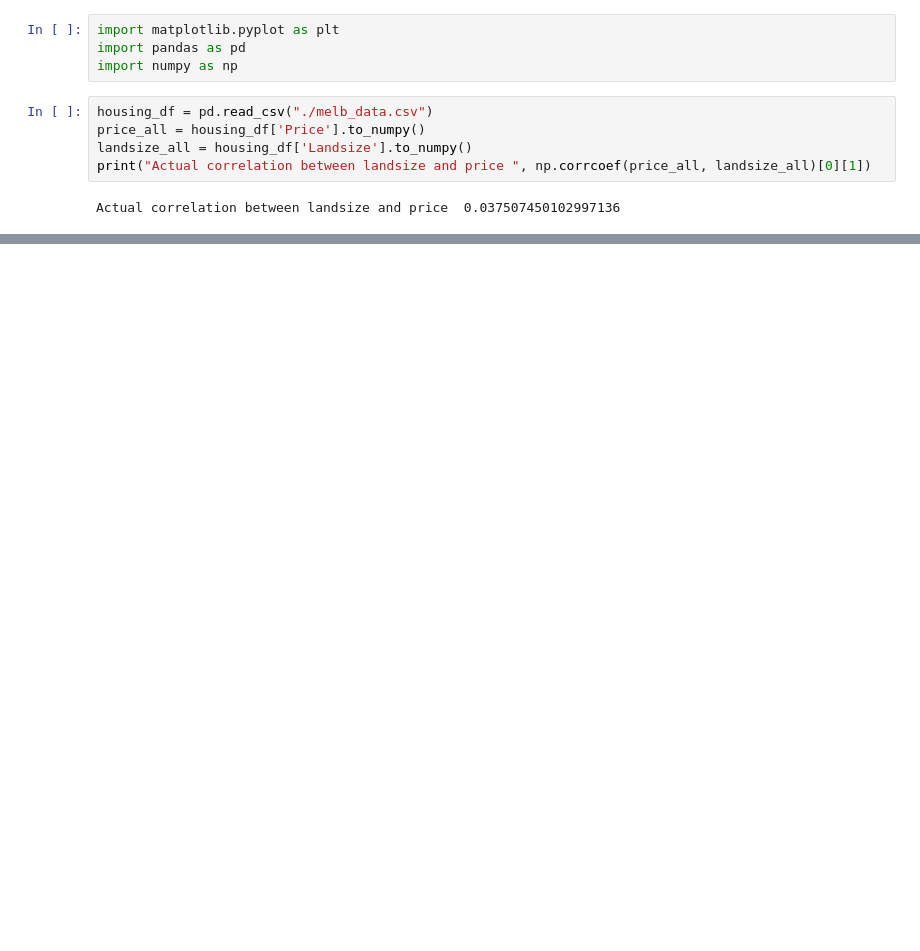
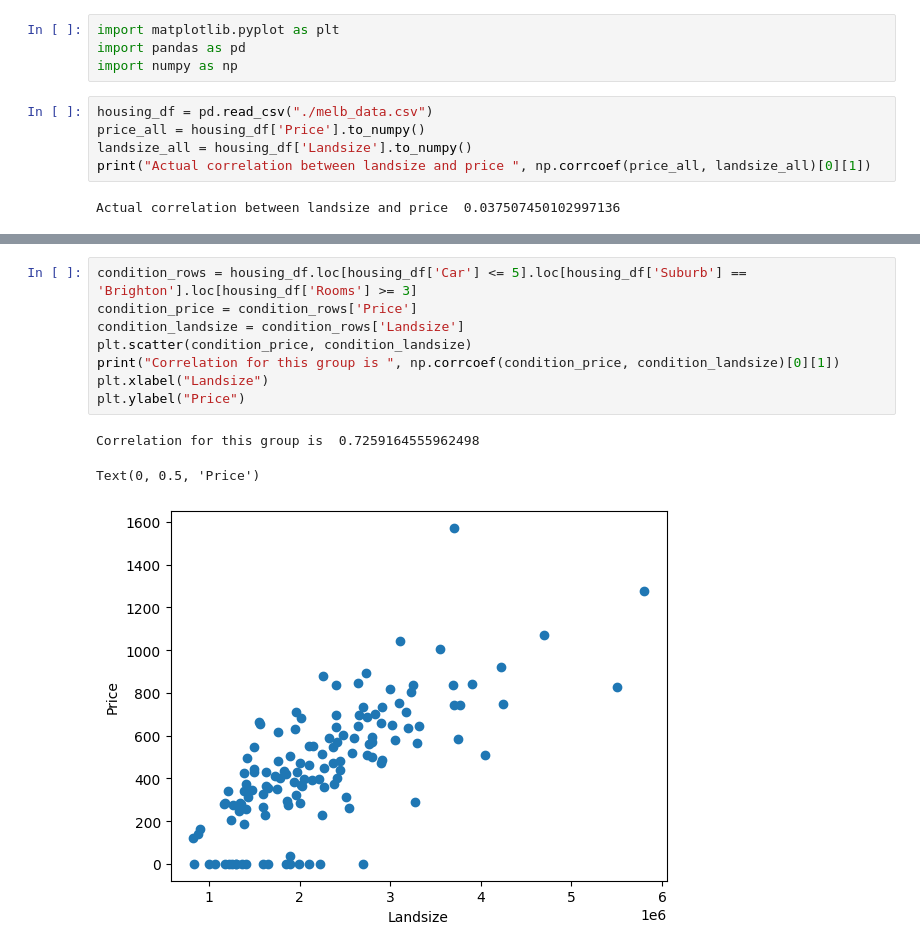
Before and after one commit to adityachandla/emmProject, a Jupyter notebook: VerifyFindings.ipynb, the cells around one changed output, grey strips where cells are left out. Cells and saved outputs as stored; diff of their text form; blank space fills up the shorter version.

```diff
--- a/VerifyFindings.ipynb
+++ b/VerifyFindings.ipynb
@@ -27,0 +51,12 @@ Correlation for this group is  0.729907553660365
+# %%
+condition_rows = housing_df.loc[housing_df['Car'] <= 5].loc[housing_df['Suburb'] == 'Brighton'].loc[housing_df['Rooms'] >= 3]
+condition_price = condition_rows['Price']
+condition_landsize = condition_rows['Landsize']
+plt.scatter(condition_price, condition_landsize)
+print("Correlation for this group is ", np.corrcoef(condition_price, condition_landsize)[0][1])
+plt.xlabel("Landsize")
+plt.ylabel("Price")
+# %% [output]
+Correlation for this group is  0.7259164555962498
+Text(0, 0.5, 'Price')
+[figure, added]
```
Also changed, not shown: parts of 5 cells of this notebook, 1 other file.
